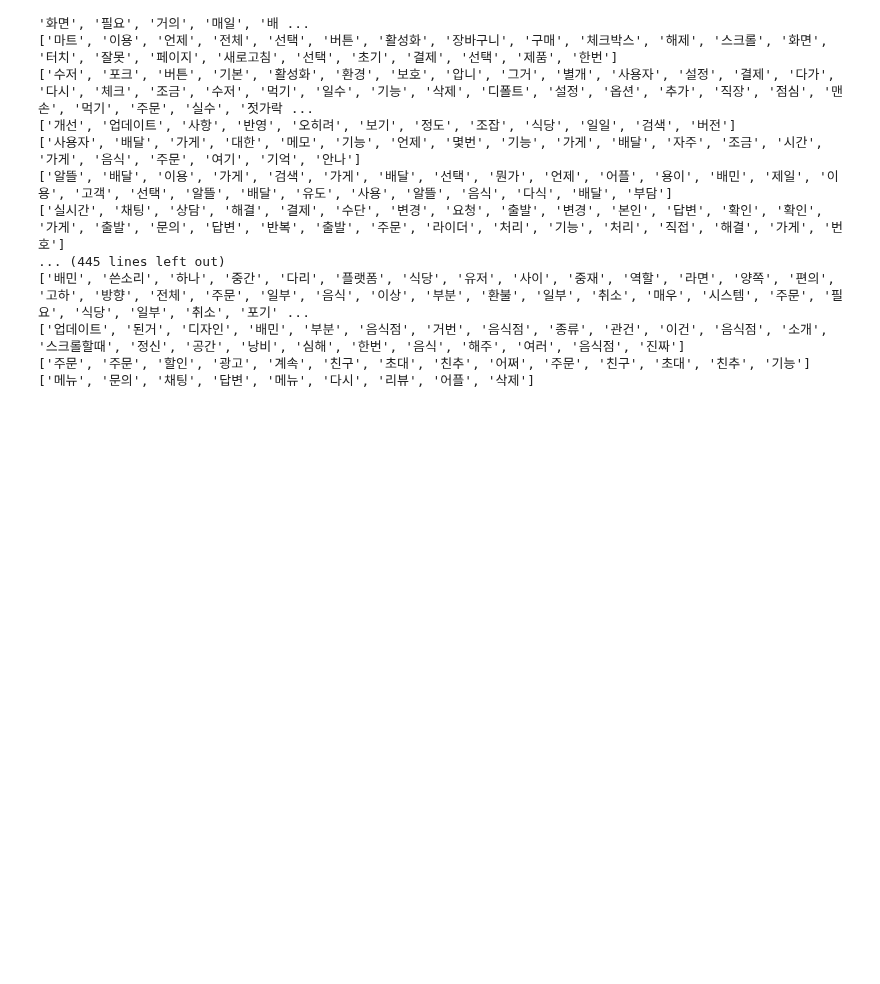
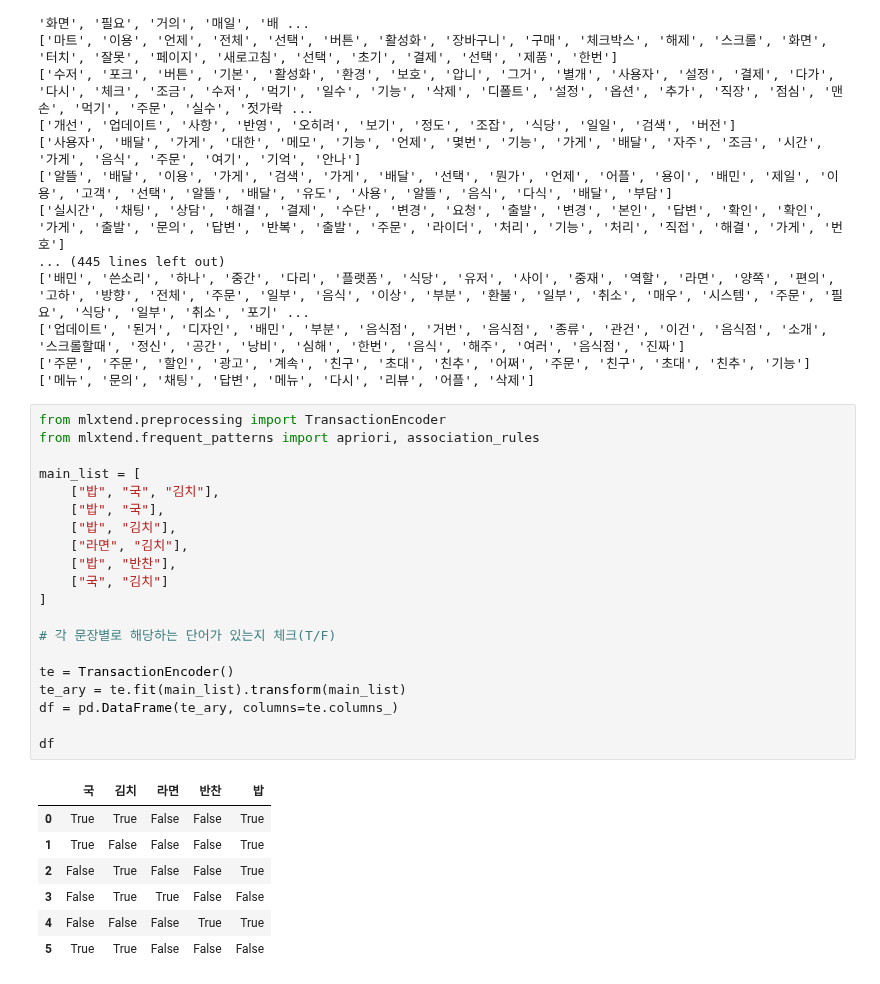
Before and after one commit to walker0625/nlp, a Jupyter notebook: nlp.ipynb, the cells around one changed output. Drawn from its saved outputs; the diff is of its cells as text; blank space fills up the shorter version.

```diff
--- a/nlp.ipynb
+++ b/nlp.ipynb
@@ -345,3 +345,31 @@ for each in main_list:
 ['업데이트', '된거', '디자인', '배민', '부분', '음식점', '거번', '음식점', '종류', '관건', '이건', '음식점', '소개', '스크롤할때', '정신', '공간', '낭비', '심해', '한번', '음식', '해주', '여러', '음식점', '진짜']
 ['주문', '주문', '할인', '광고', '계속', '친구', '초대', '친추', '어쩌', '주문', '친구', '초대', '친추', '기능']
 ['메뉴', '문의', '채팅', '답변', '메뉴', '다시', '리뷰', '어플', '삭제']
+# %%
+from mlxtend.preprocessing import TransactionEncoder
+from mlxtend.frequent_patterns import apriori, association_rules
+
+main_list = [
+    ["밥", "국", "김치"],
+    ["밥", "국"],
+    ["밥", "김치"],
+    ["라면", "김치"],
+    ["밥", "반찬"],
+    ["국", "김치"]
+]
+
+# 각 문장별로 해당하는 단어가 있는지 체크(T/F)
+
+te = TransactionEncoder()
+te_ary = te.fit(main_list).transform(main_list)
+df = pd.DataFrame(te_ary, columns=te.columns_)
+
+df
+# %% [output]
+|  | 국 | 김치 | 라면 | 반찬 | 밥 |
+| 0 | True | True | False | False | True |
+| 1 | True | False | False | False | True |
+| 2 | False | True | False | False | True |
+| 3 | False | True | True | False | False |
+| 4 | False | False | False | True | True |
+| 5 | True | True | False | False | False |
```
Also changed, not shown: parts of 4 cells of this notebook, 2 other files.
